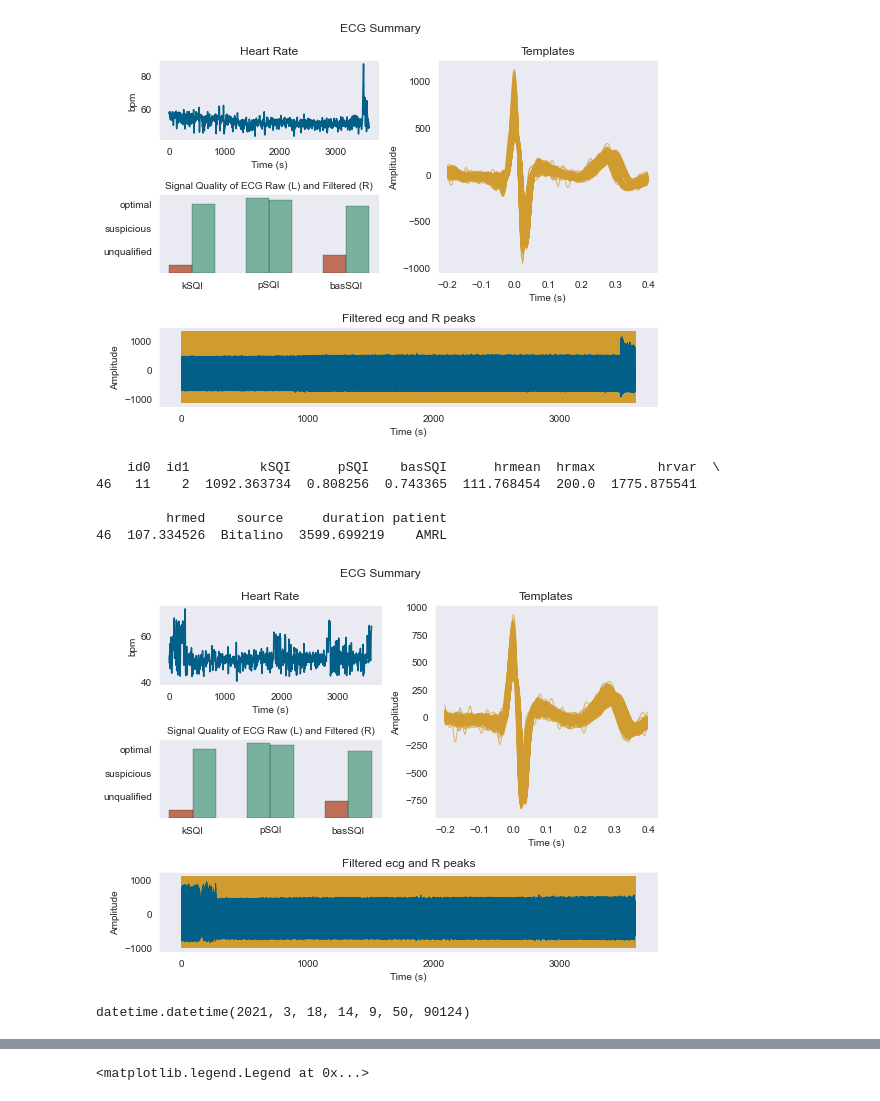
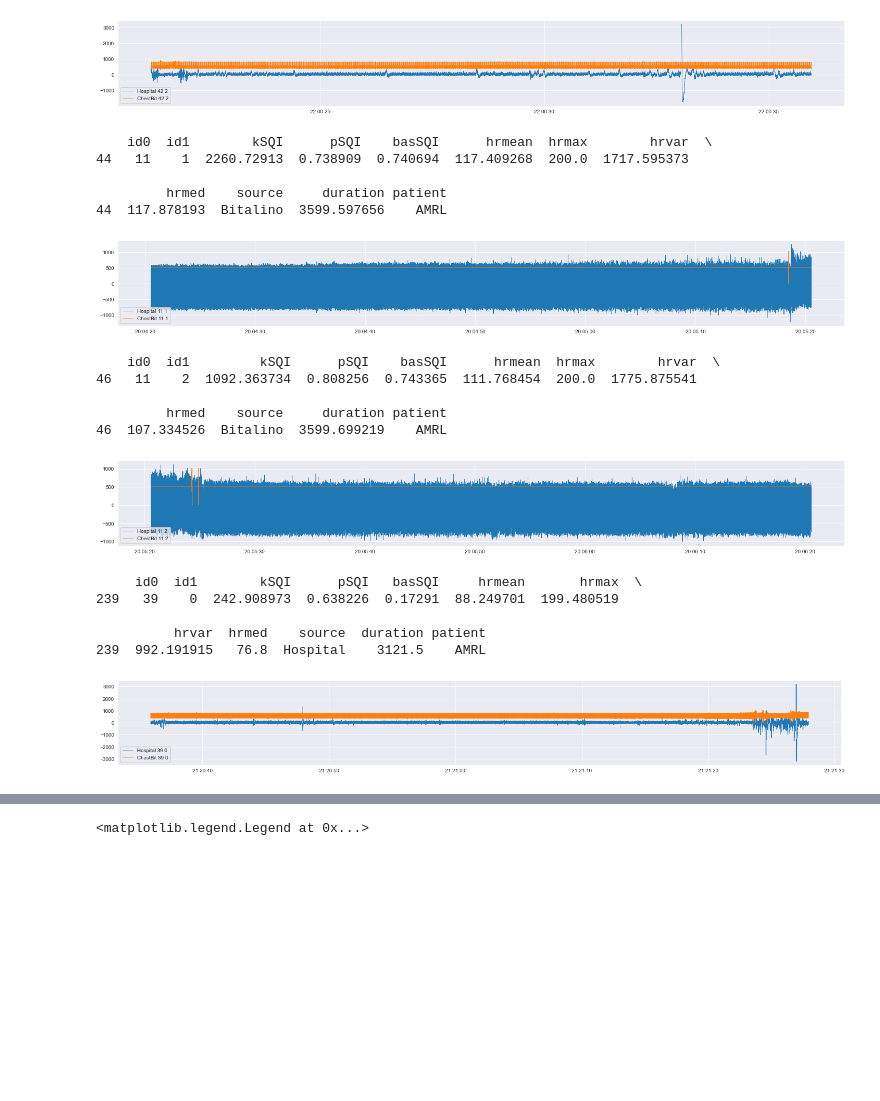
Before and after one commit to jomy-kk/LTBio, a Jupyter notebook: research_journal/12-09-2022/signal_quality_hrmax_all.ipynb, the cells around one changed output, grey strips where cells are left out. Drawn from its saved outputs; the diff is of its cells as text; code cells hidden in the pictures; blank space fills up the shorter version.

Commit message:
Analysis of Segments
Temporary commit, this branch will be deleted soon.
Signal quality ECG analysis

```diff
--- a/research_journal/12-09-2022/signal_quality_hrmax_all.ipynb
+++ b/research_journal/12-09-2022/signal_quality_hrmax_all.ipynb
@@ -40,8 +57,8 @@ KeyError: 0
 # %%
 ecg_hosp = ECG(path_hosp, HEM)
 # %%
-for id0 in [11]: # id0_list:
-    for id1 in [1, 2]: # pat_table.loc[pat_table['id0'] == id0]['id1']:
+for id0 in id0_list:
+    for id1 in pat_table.loc[pat_table['id0'] == id0]['id1']:
         id1 = int(id1)
         options = {'date1': ecg_hosp['ecg'].domain[id0].start_datetime, 'date2': ecg_hosp['ecg'].domain[id0].end_datetime}
 
@@ -53,10 +70,10 @@ for id0 in [11]: # id0_list:
         times_hosp = pd.date_range(ecg_bit.domain[id1].start_datetime, ecg_bit.domain[id1].end_datetime, periods=len(crop_hosp))
         print(pat_table.loc[(pat_table['id0'].isin([id0]) & pat_table['id1'].isin([id1]))])
         # bp.signals.ecg.ecg(crop_bit, sampling_rate = ecg_bit.sampling_frequency, interactive=False)
-        bp.signals.ecg.ecg(crop_hosp, sampling_rate = ecg_hosp.sampling_frequency, interactive=False)
-        #plt.figure(figsize=(25, 3))
-        #plt.plot(times_hosp, crop_hosp, linewidth=0.5, label=f'Hospital {id0} {id1}')
-        #plt.plot(times_bit, crop_bit, linewidth=0.5, label=f'ChestBit {id0} {id1}')
-        #plt.legend(loc='lower left')
-        #plt.show()
+        # bp.signals.ecg.ecg(crop_hosp, sampling_rate = ecg_hosp.sampling_frequency, interactive=False)
+        plt.figure(figsize=(25, 3))
+        plt.plot(times_hosp, crop_hosp, linewidth=0.5, label=f'Hospital {id0} {id1}')
+        plt.plot(times_bit, crop_bit, linewidth=0.5, label=f'ChestBit {id0} {id1}')
+        plt.legend(loc='lower left')
+        plt.show()
 # %% [output]
@@ -68,11 +85,19 @@ for id0 in [11]: # id0_list:
-[figure, old version]
+[figure, new version]
-    id0  id1         kSQI      pSQI    basSQI      hrmean  hrmax        hrvar  \
-46   11    2  1092.363734  0.808256  0.743365  111.768454  200.0  1775.875541
+    id0  id1        kSQI      pSQI    basSQI      hrmean  hrmax        hrvar  \
+44   11    1  2260.72913  0.738909  0.740694  117.409268  200.0  1717.595373
 
          hrmed    source     duration patient
-46  107.334526  Bitalino  3599.699219    AMRL
+44  117.878193  Bitalino  3599.597656    AMRL
-[figure, old version]
+[figure, new version]
+    id0  id1         kSQI      pSQI    basSQI      hrmean  hrmax        hrvar  \
+46   11    2  1092.363734  0.808256  0.743365  111.768454  200.0  1775.875541
+
+         hrmed    source     duration patient
+46  107.334526  Bitalino  3599.699219    AMRL
+[figure, added]
+     id0  id1        kSQI      pSQI   basSQI     hrmean       hrmax  \
+239   39    0  242.908973  0.638226  0.17291  88.249701  199.480519
+
+          hrvar  hrmed    source  duration patient
+239  992.191915   76.8  Hospital    3121.5    AMRL
+[figure, added]
-# %%
-ecg_bit.domain[id1].start_datetime
-# %% [output]
-datetime.datetime(2021, 3, 18, 14, 9, 50, 90124)
```
Also changed, not shown: parts of 7 cells of this notebook, 1 other file.
